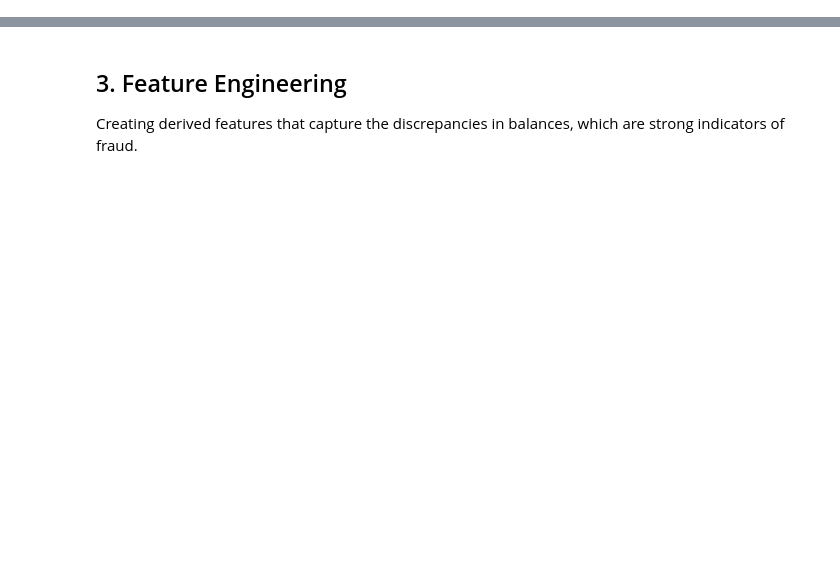
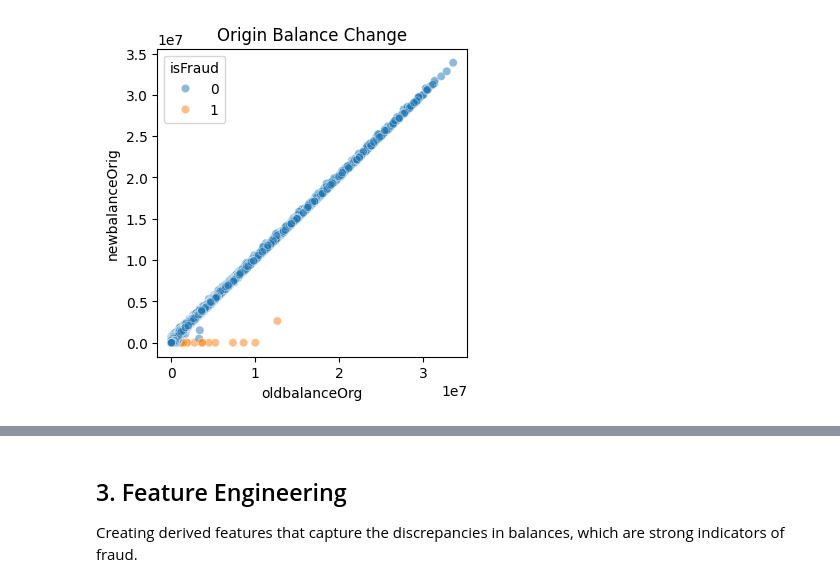
Before and after one commit to Shyam-S7/FINANCIAL-TRANSACTION-RISK-SCORING-SYSTEM, a Jupyter notebook: notebooks/experiment.ipynb, the cells around one changed output, grey strips where cells are left out. Drawn from its saved outputs; the diff is of its cells as text; code cells hidden in the pictures; blank space fills up the shorter version.

```diff
--- a/notebooks/experiment.ipynb
+++ b/notebooks/experiment.ipynb
@@ -28,0 +179,13 @@ df=pd.read_csv()
+# %%
+plt.figure(figsize=(4, 4))
+sns.scatterplot(
+    x="oldbalanceOrg",
+    y="newbalanceOrig",
+    hue="isFraud",
+    data=df.sample(50000),
+    alpha=0.5,
+)
+plt.title("Origin Balance Change")
+plt.show()
+# %% [output]
+[figure, added]
```
Also changed, not shown: parts of 40 cells of this notebook.
